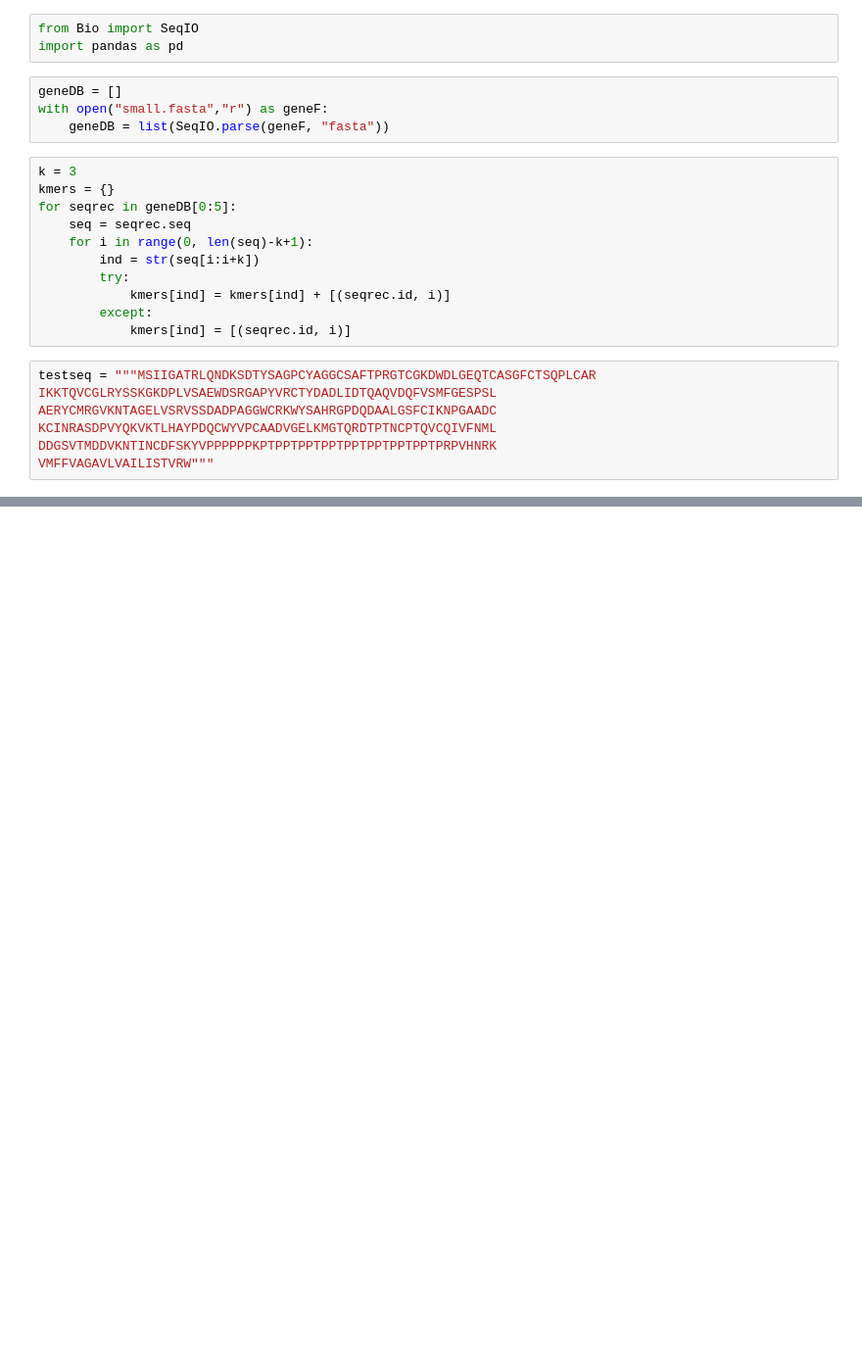
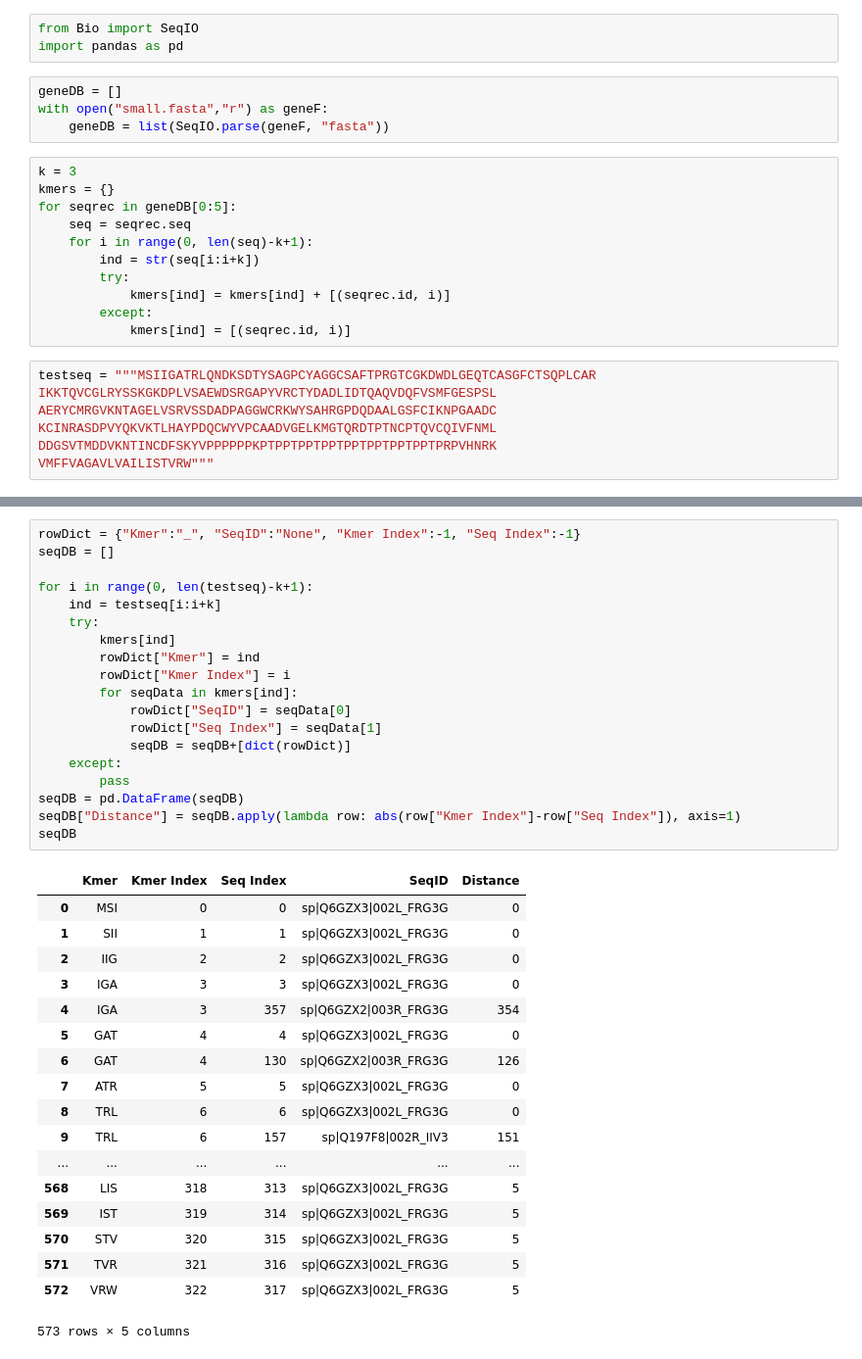
Before and after one commit to murk3000/blast-algorithm, a Jupyter notebook: v1.ipynb, the cells around one changed output, grey strips where cells are left out. Shown at 98% size. Saved outputs shown, nothing was run; the diff lists cells and outputs as text; blank space fills up the shorter version.

```diff
--- a/v1.ipynb
+++ b/v1.ipynb
@@ -56,0 +57,38 @@ count
+# %%
+rowDict = {"Kmer":"_", "SeqID":"None", "Kmer Index":-1, "Seq Index":-1}
+seqDB = []
+
+for i in range(0, len(testseq)-k+1):
+    ind = testseq[i:i+k]
+    try:
+        kmers[ind]
+        rowDict["Kmer"] = ind
+        rowDict["Kmer Index"] = i
+        for seqData in kmers[ind]:
+            rowDict["SeqID"] = seqData[0]
+            rowDict["Seq Index"] = seqData[1]
+            seqDB = seqDB+[dict(rowDict)]
+    except:
+        pass
+seqDB = pd.DataFrame(seqDB)
+seqDB["Distance"] = seqDB.apply(lambda row: abs(row["Kmer Index"]-row["Seq Index"]), axis=1)
+seqDB
+# %% [output]
+|  | Kmer | Kmer Index | Seq Index | SeqID | Distance |
+| 0 | MSI | 0 | 0 | sp|Q6GZX3|002L_FRG3G | 0 |
+| 1 | SII | 1 | 1 | sp|Q6GZX3|002L_FRG3G | 0 |
+| 2 | IIG | 2 | 2 | sp|Q6GZX3|002L_FRG3G | 0 |
+| 3 | IGA | 3 | 3 | sp|Q6GZX3|002L_FRG3G | 0 |
+| 4 | IGA | 3 | 357 | sp|Q6GZX2|003R_FRG3G | 354 |
+| 5 | GAT | 4 | 4 | sp|Q6GZX3|002L_FRG3G | 0 |
+| 6 | GAT | 4 | 130 | sp|Q6GZX2|003R_FRG3G | 126 |
+| 7 | ATR | 5 | 5 | sp|Q6GZX3|002L_FRG3G | 0 |
+| 8 | TRL | 6 | 6 | sp|Q6GZX3|002L_FRG3G | 0 |
+| 9 | TRL | 6 | 157 | sp|Q197F8|002R_IIV3 | 151 |
+| ... | ... | ... | ... | ... | ... |
+| 568 | LIS | 318 | 313 | sp|Q6GZX3|002L_FRG3G | 5 |
+| 569 | IST | 319 | 314 | sp|Q6GZX3|002L_FRG3G | 5 |
+| 570 | STV | 320 | 315 | sp|Q6GZX3|002L_FRG3G | 5 |
+| 571 | TVR | 321 | 316 | sp|Q6GZX3|002L_FRG3G | 5 |
+| 572 | VRW | 322 | 317 | sp|Q6GZX3|002L_FRG3G | 5 |
+573 rows × 5 columns
```
Also changed, not shown: parts of 2 cells of this notebook.
